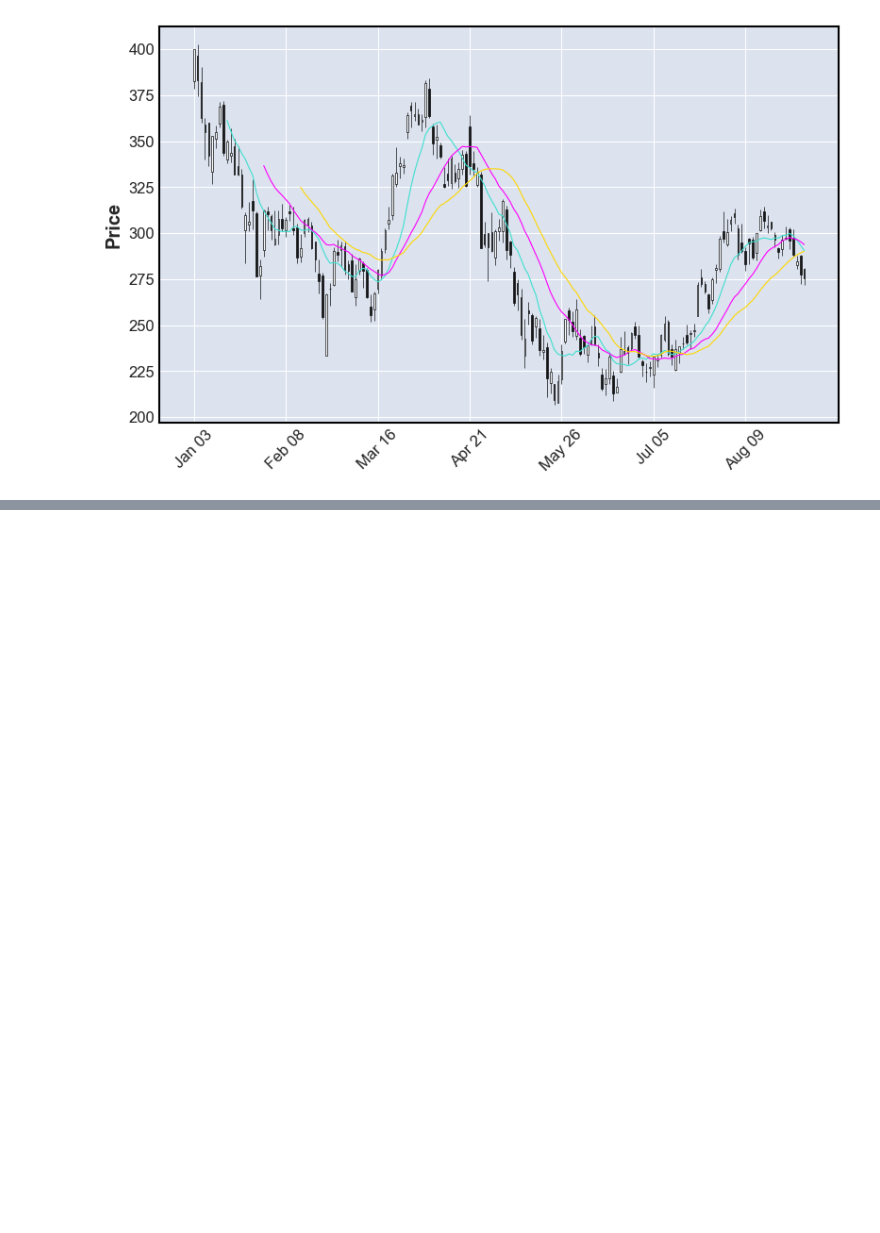
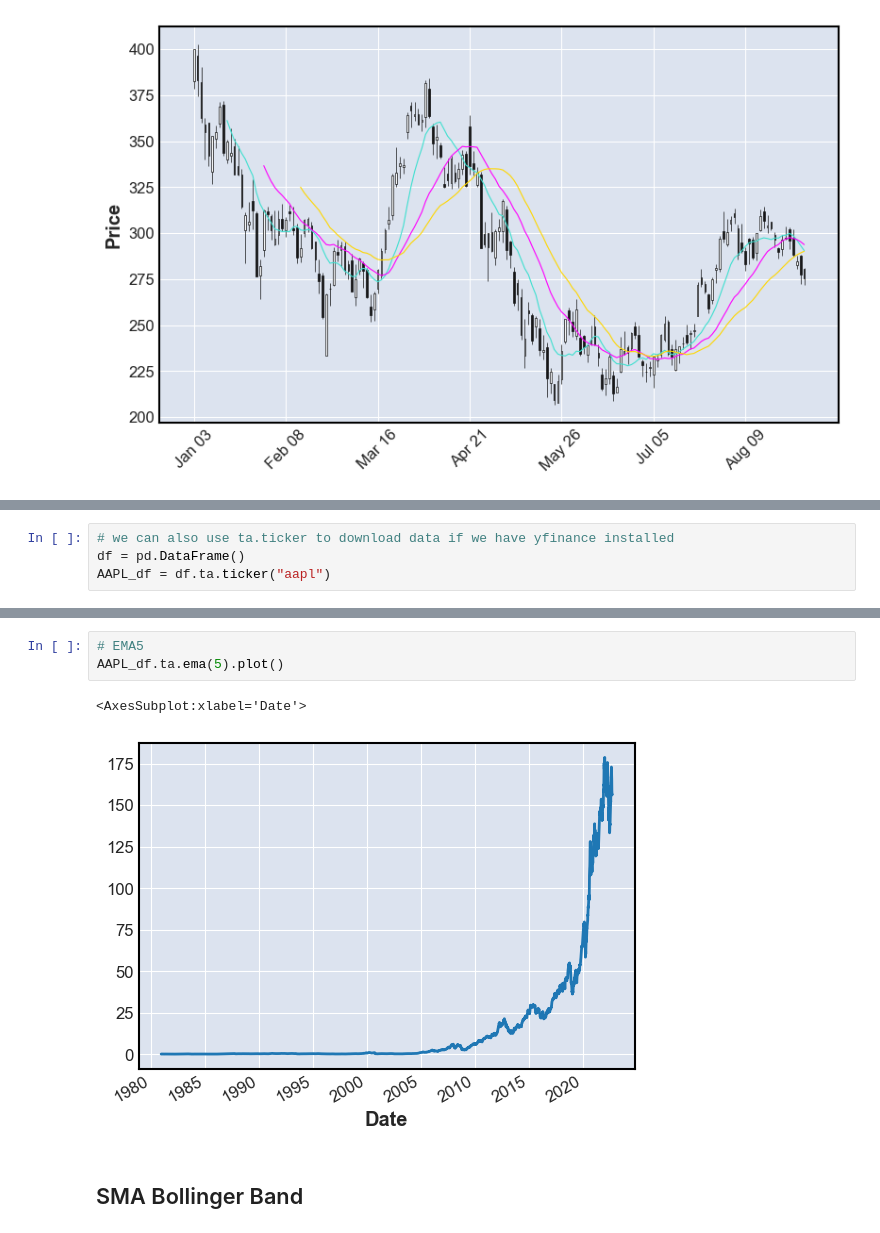
Before and after one commit to PattaWapee/ML_DL_investing, a Jupyter notebook: Python_for_investing.ipynb, the cells around one changed output, grey strips where cells are left out. Drawn from its saved outputs; the diff is of its cells as text; blank space fills up the shorter version.

```diff
--- a/Python_for_investing.ipynb
+++ b/Python_for_investing.ipynb
@@ -299,0 +308,4 @@ mpf.plot(tsla.loc['2022'], type = 'candle', figsize = (10,6), mav = (10,20,30))
+# %%
+# we can also use ta.ticker to download data if we have yfinance installed
+df = pd.DataFrame()
+AAPL_df = df.ta.ticker("aapl")
@@ -299,0 +322,8 @@ mpf.plot(tsla.loc['2022'], type = 'candle', figsize = (10,6), mav = (10,20,30))
+# %%
+# EMA5
+AAPL_df.ta.ema(5).plot()
+# %% [output]
+<AxesSubplot:xlabel='Date'>
+[figure, added]
+# %% [markdown]
+## SMA Bollinger Band
```
Also changed, not shown: parts of 20 cells of this notebook, 2 other files.
